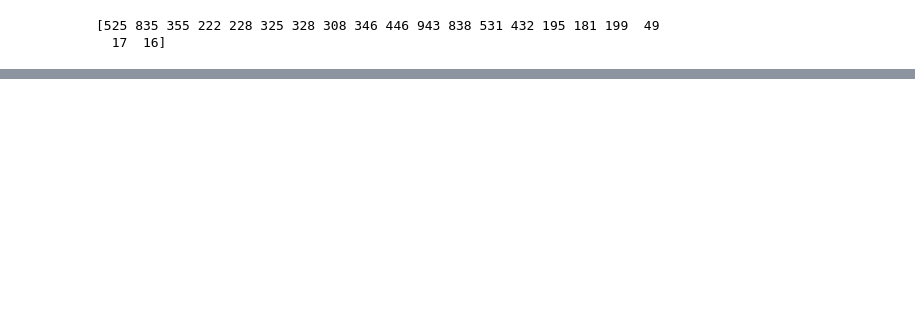
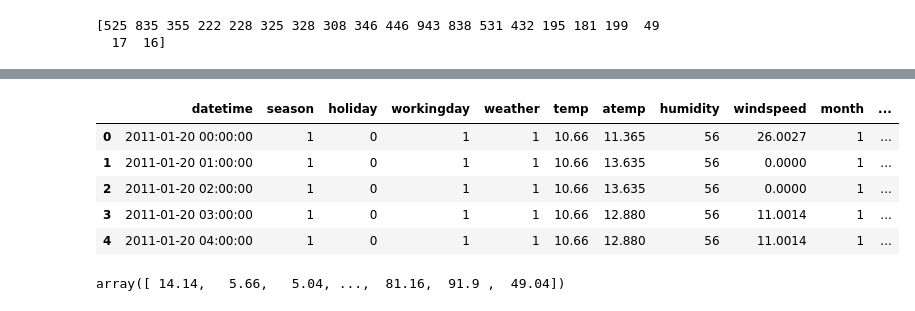
Before and after one commit to Luccifer/Logistics-DataMining, a Jupyter notebook: README.ipynb, the cells around one changed output, grey strips where cells are left out. Cells and saved outputs as stored; diff of their text form; code cells hidden in the pictures; blank space fills up the shorter version.

```diff
--- a/README.ipynb
+++ b/README.ipynb
@@ -748,0 +753,11 @@ pylab.title('random forest model')
+# %%
+raw_test = pd.read_csv('test.csv', header=0, sep=',')
+# %%
+raw_test.datetime = raw_test.datetime.apply(pd.to_datetime)
+
+# new features
+raw_test['month'] = raw_test.datetime.apply(lambda x: x.month)
+raw_test['hour'] = raw_test.datetime.apply(lambda x: x.hour)
+#тест
+test_labels_datetime = raw_test['datetime'].values
+test_data = raw_test.drop(['datetime'], axis=1)
@@ -748,0 +766,13 @@ pylab.title('random forest model')
+# %%
+raw_test.head()
+# %% [output]
+|  | datetime | season | holiday | workingday | weather | temp | atemp | humidity | windspeed | month | ... |
+| 0 | 2011-01-20 00:00:00 | 1 | 0 | 1 | 1 | 10.66 | 11.365 | 56 | 26.0027 | 1 | ... |
+| 1 | 2011-01-20 01:00:00 | 1 | 0 | 1 | 1 | 10.66 | 13.635 | 56 | 0.0000 | 1 | ... |
+| 2 | 2011-01-20 02:00:00 | 1 | 0 | 1 | 1 | 10.66 | 13.635 | 56 | 0.0000 | 1 | ... |
+| 3 | 2011-01-20 03:00:00 | 1 | 0 | 1 | 1 | 10.66 | 12.880 | 56 | 11.0014 | 1 | ... |
+| 4 | 2011-01-20 04:00:00 | 1 | 0 | 1 | 1 | 10.66 | 12.880 | 56 | 11.0014 | 1 | ... |
+# %%
+test_predictions
+# %% [output]
+array([ 14.14,   5.66,   5.04, ...,  81.16,  91.9 ,  49.04])
```
Also changed, not shown: parts of 48 cells of this notebook.
